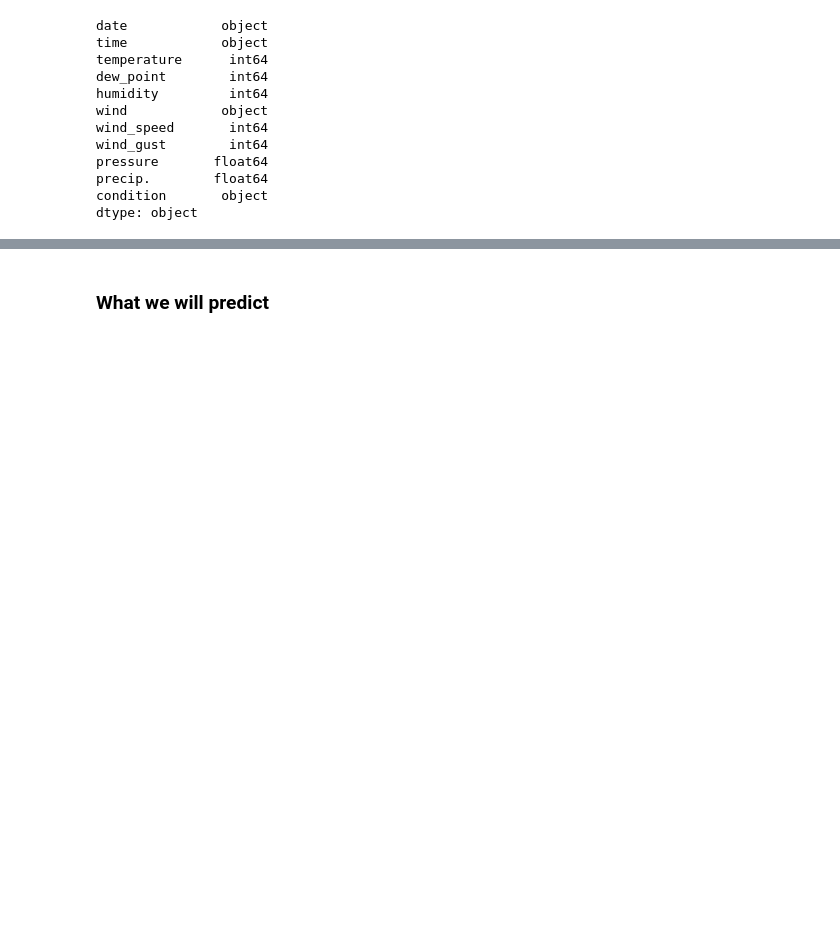
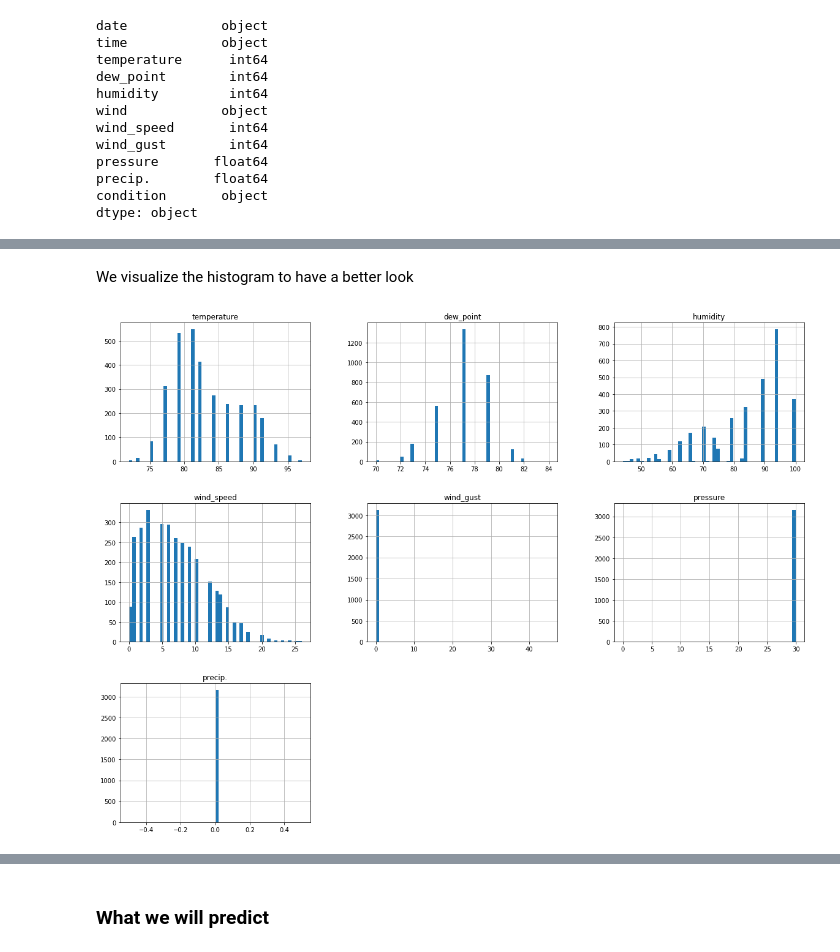
Before and after one commit to MachineGun3008/intro2ds_final_project, a Jupyter notebook: Explore_Preprocess_Data.ipynb, the cells around one changed output, grey strips where cells are left out. Drawn from its saved outputs; the diff is of its cells as text; code cells hidden in the pictures; blank space fills up the shorter version.

```diff
--- a/Explore_Preprocess_Data.ipynb
+++ b/Explore_Preprocess_Data.ipynb
@@ -80,0 +123,7 @@ cate_cols = list(df.select_dtypes(include='object').columns)
+# %% [markdown]
+We visualize the histogram to have a better look
+# %%
+df[num_cols].hist(bins=50, figsize=(20, 15))
+plt.show()
+# %% [output]
+[figure, added]
```
Also changed, not shown: parts of 30 cells of this notebook.
